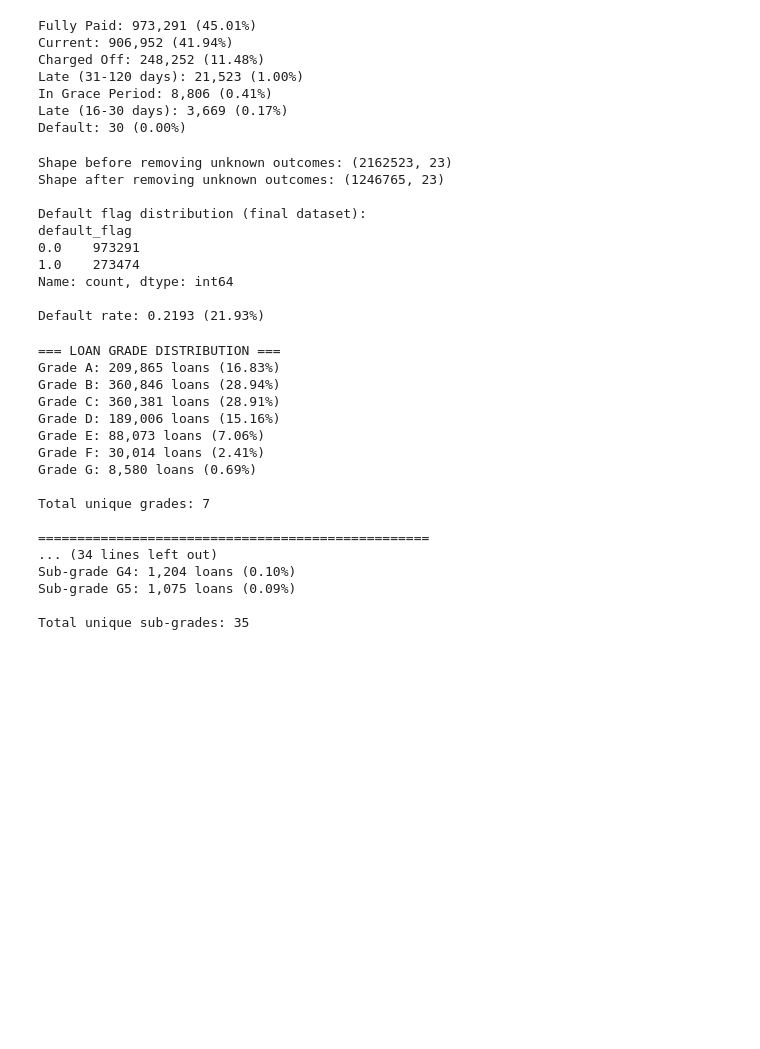
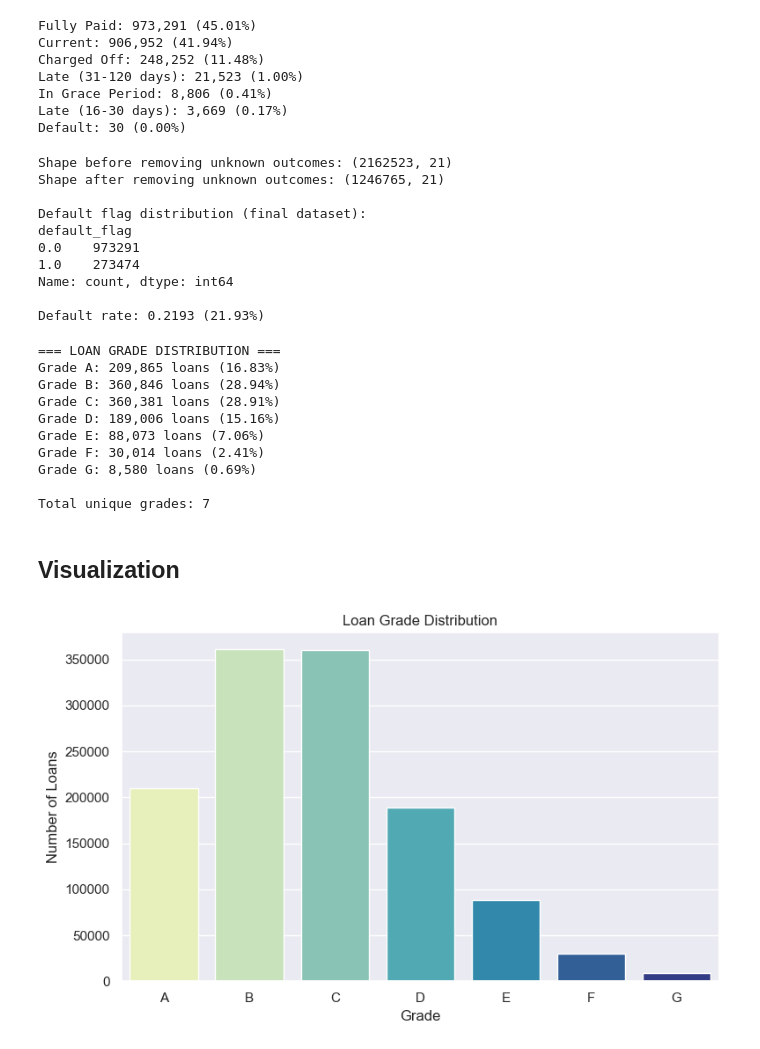
Before and after one commit to Radical-Ghost/Credit-Nexus---Credit-Risk-Analysis, a Jupyter notebook: Model/Preprocessing.ipynb, the cells around one changed output. Saved outputs shown, nothing was run; the diff lists cells and outputs as text; code cells hidden in the pictures; blank space fills up the shorter version.

```diff
--- a/Model/Preprocessing.ipynb
+++ b/Model/Preprocessing.ipynb
@@ -1,3 +3,8 @@
 # %%
 import pandas as pd
 import numpy as np
+import matplotlib.pyplot as plt
+import seaborn as sns
+
+sns.set_theme(style='darkgrid')
+%matplotlib inline
@@ -31,0 +35,2 @@ df = pd.read_csv("../Data/reduced_null_LCData.csv")
+# %%
+df.drop(['earliest_cr_line', 'sub_grade'], axis=1, inplace=True)
@@ -74,2 +56,0 @@ loan_status - Found
-# %%
-df = df_copy = df[features]
@@ -176,8 +141,8 @@ print("\nDefault flag distribution (final dataset):")
 print(df['default_flag'].value_counts())
 print(f"\nDefault rate: {df['default_flag'].mean():.4f} ({df['default_flag'].mean()*100:.2f}%)")
 # %% [output]
-Shape before removing unknown outcomes: (2162523, 23)
-Shape after removing unknown outcomes: (1246765, 23)
+Shape before removing unknown outcomes: (2162523, 21)
+Shape after removing unknown outcomes: (1246765, 21)
 
 Default flag distribution (final dataset):
 default_flag
@@ -186,6 +151,8 @@ default_flag
 Name: count, dtype: int64
 
 Default rate: 0.2193 (21.93%)
+# %%
+df.drop(['loan_status'], axis=1, inplace=True)
 # %%
 # Analyze Grade and Sub-grade distributions
 print("=== LOAN GRADE DISTRIBUTION ===")
@@ -197,16 +164,6 @@ for grade, count in grade_counts.items():
     print(f"Grade {grade}: {count:,} loans ({percentage:.2f}%)")
 
 print(f"\nTotal unique grades: {df['grade'].nunique()}")
-
-print("\n" + "="*50)
-print("=== LOAN SUB-GRADE DISTRIBUTION ===")
-subgrade_counts = df["sub_grade"].value_counts().sort_index()
-
-for subgrade, count in subgrade_counts.items():
-    percentage = (count / total_loans) * 100
-    print(f"Sub-grade {subgrade}: {count:,} loans ({percentage:.2f}%)")
-
-print(f"\nTotal unique sub-grades: {df['sub_grade'].nunique()}")
 # %% [output]
 === LOAN GRADE DISTRIBUTION ===
 Grade A: 209,865 loans (16.83%)
@@ -218,10 +175,25 @@ Grade F: 30,014 loans (2.41%)
 Grade G: 8,580 loans (0.69%)
 
 Total unique grades: 7
-
-==================================================
-... (34 lines left out)
-Sub-grade G4: 1,204 loans (0.10%)
-Sub-grade G5: 1,075 loans (0.09%)
-
-Total unique sub-grades: 35
+# %% [markdown]
+## Visualization
+# %%
+# Grade distribution and default rates visualization using Seaborn/Matplotlib
+import matplotlib.ticker as mtick
+
+# Grade distribution
+grade_counts = df['grade'].value_counts().sort_index()
+plt.figure(figsize=(8,5))
+sns.barplot(x=grade_counts.index,
+            y=grade_counts.values,
+            hue=grade_counts.index,
+            palette='YlGnBu',
+            dodge=False,
+            legend=False)
+plt.title('Loan Grade Distribution')
+plt.xlabel('Grade')
+plt.ylabel('Number of Loans')
+plt.tight_layout()
+plt.show()
+# %% [output]
+[figure, added]
```
Also changed, not shown: parts of 30 cells of this notebook, 6 other files.
